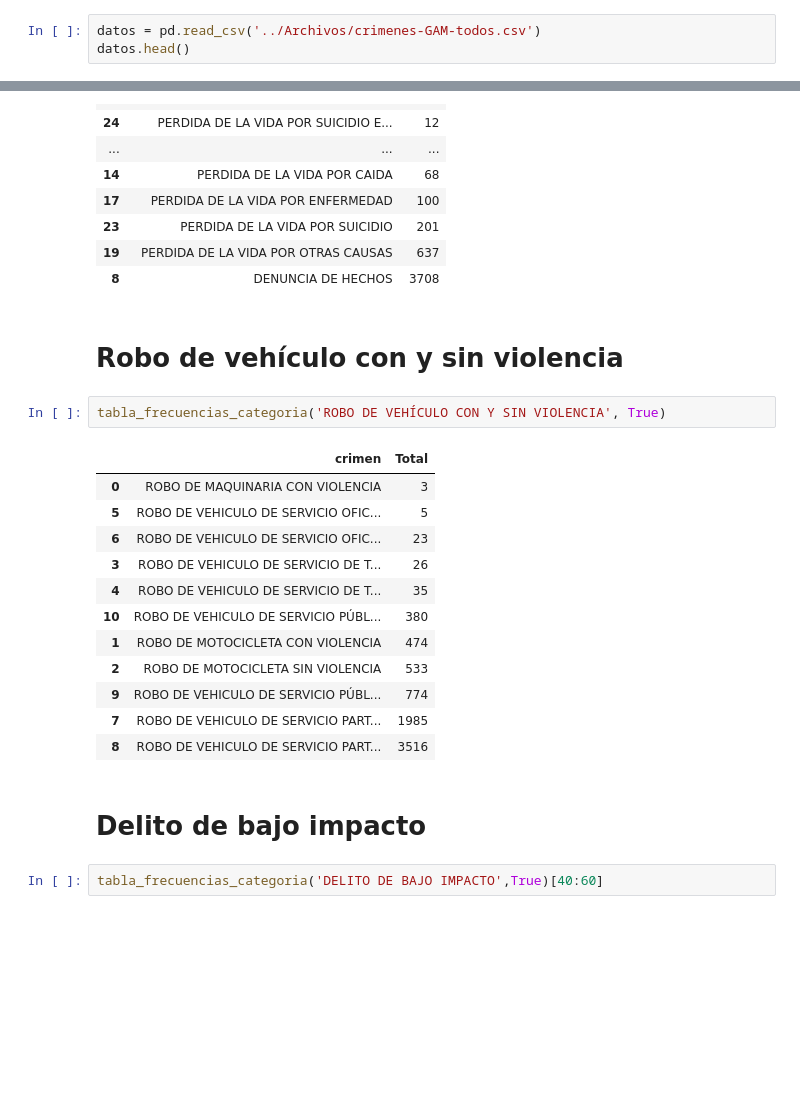
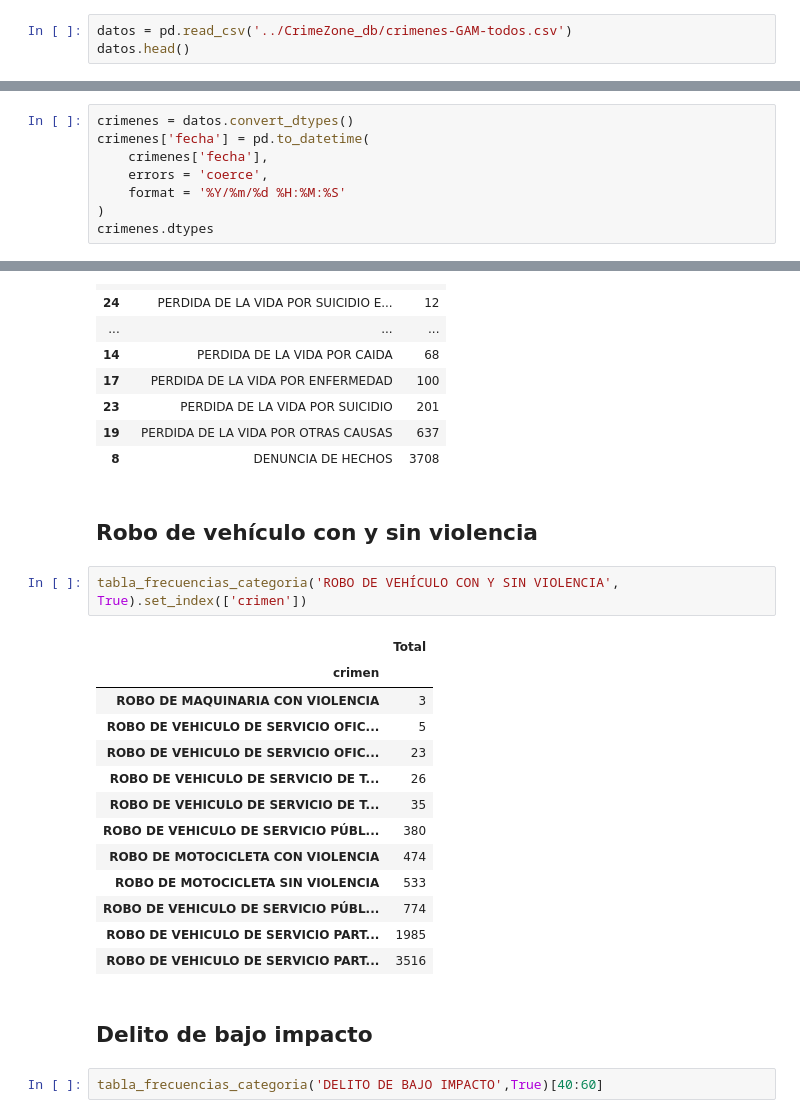
Before and after one commit to jesus-acm/crimeZone-python, a Jupyter notebook: 2 - Limpieza de categorias.ipynb, the cells around one changed output, grey strips where cells are left out. Saved outputs shown, nothing was run; the diff lists cells and outputs as text; blank space fills up the shorter version.

```diff
--- a/2 - Limpieza de categorias.ipynb
+++ b/2 - Limpieza de categorias.ipynb
@@ -3,5 +16,5 @@ import pandas as pd
 # %%
-datos = pd.read_csv('../Archivos/crimenes-GAM-todos.csv')
+datos = pd.read_csv('../CrimeZone_db/crimenes-GAM-todos.csv')
 datos.head()
 # %% [output]
 |  | fecha | crimen | categoria | colonia | long | lat |
@@ -37,0 +40,8 @@ dtype: object
+# %%
+crimenes = datos.convert_dtypes()
+crimenes['fecha'] = pd.to_datetime(
+    crimenes['fecha'],
+    errors = 'coerce',
+    format = '%Y/%m/%d %H:%M:%S'
+)
+crimenes.dtypes
@@ -236,24 +263,25 @@ tabla_frecuencias_categoria('HECHO NO DELICTIVO', True)
 | 19 | PERDIDA DE LA VIDA POR OTRAS CAUSAS | 637 |
 | 8 | DENUNCIA DE HECHOS | 3708 |
 # %% [markdown]
-# Robo de vehículo con y sin violencia
+## Robo de vehículo con y sin violencia
 # %%
-tabla_frecuencias_categoria('ROBO DE VEHÍCULO CON Y SIN VIOLENCIA', True)
+tabla_frecuencias_categoria('ROBO DE VEHÍCULO CON Y SIN VIOLENCIA', True).set_index(['crimen'])
 # %% [output]
-|  | crimen | Total |
-| 0 | ROBO DE MAQUINARIA CON VIOLENCIA | 3 |
-| 5 | ROBO DE VEHICULO DE SERVICIO OFIC... | 5 |
-| 6 | ROBO DE VEHICULO DE SERVICIO OFIC... | 23 |
-| 3 | ROBO DE VEHICULO DE SERVICIO DE T... | 26 |
-| 4 | ROBO DE VEHICULO DE SERVICIO DE T... | 35 |
-| 10 | ROBO DE VEHICULO DE SERVICIO PÚBL... | 380 |
-| 1 | ROBO DE MOTOCICLETA CON VIOLENCIA | 474 |
-| 2 | ROBO DE MOTOCICLETA SIN VIOLENCIA | 533 |
-| 9 | ROBO DE VEHICULO DE SERVICIO PÚBL... | 774 |
-| 7 | ROBO DE VEHICULO DE SERVICIO PART... | 1985 |
-| 8 | ROBO DE VEHICULO DE SERVICIO PART... | 3516 |
+|  | Total |
+| crimen |  |
+| ROBO DE MAQUINARIA CON VIOLENCIA | 3 |
+| ROBO DE VEHICULO DE SERVICIO OFIC... | 5 |
+| ROBO DE VEHICULO DE SERVICIO OFIC... | 23 |
+| ROBO DE VEHICULO DE SERVICIO DE T... | 26 |
+| ROBO DE VEHICULO DE SERVICIO DE T... | 35 |
+| ROBO DE VEHICULO DE SERVICIO PÚBL... | 380 |
+| ROBO DE MOTOCICLETA CON VIOLENCIA | 474 |
+| ROBO DE MOTOCICLETA SIN VIOLENCIA | 533 |
+| ROBO DE VEHICULO DE SERVICIO PÚBL... | 774 |
+| ROBO DE VEHICULO DE SERVICIO PART... | 1985 |
+| ROBO DE VEHICULO DE SERVICIO PART... | 3516 |
 # %% [markdown]
-# Delito de bajo impacto
+## Delito de bajo impacto
 # %%
 tabla_frecuencias_categoria('DELITO DE BAJO IMPACTO',True)[40:60]
 # %% [output]
```
Also changed, not shown: parts of 69 cells of this notebook.
